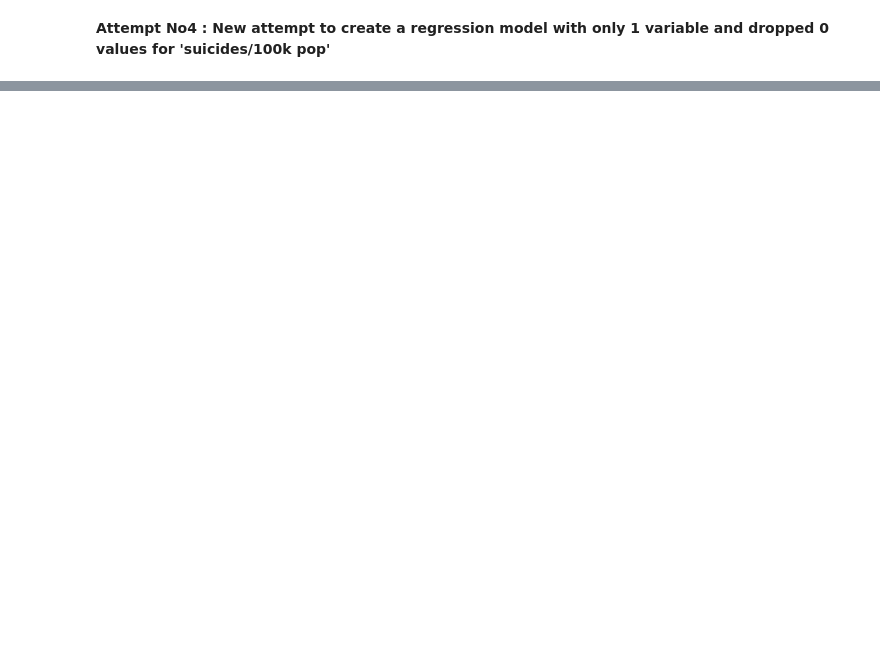
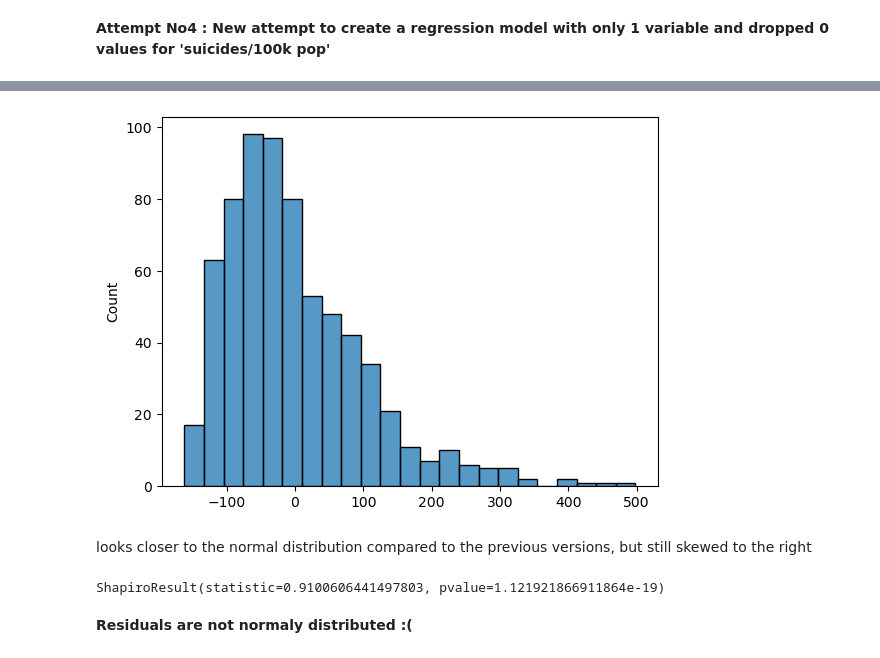
Before and after one commit to GaryManv/Mid_term_project_suicides, a Jupyter notebook: EDA_and_Modeling_GM.ipynb, the cells around one changed output, grey strips where cells are left out. Cells and saved outputs as stored; diff of their text form; code cells hidden in the pictures; blank space fills up the shorter version.

```diff
--- a/EDA_and_Modeling_GM.ipynb
+++ b/EDA_and_Modeling_GM.ipynb
@@ -712,0 +730,9 @@ strong multicollinearity or other numerical problems.
+# %%
+from sklearn.preprocessing import RobustScaler
+# Initialize the RobustScaler
+scaler = RobustScaler()
+
+# Create a DataFrame copy with a single column for 'gdp_per_capita'
+column_to_normalize = 'gdp_per_capita'
+df_grouped_pivot_normilized_gdp = df_grouped_pivot4.copy()
+df_grouped_pivot_normilized_gdp[column_to_normalize] = scaler.fit_transform(df_grouped_pivot_normilized_gdp[[column_to_normalize]])
@@ -712,0 +748,5 @@ strong multicollinearity or other numerical problems.
+# %%
+y4 = df_grouped_pivot_normilized_gdp['suicides/100k pop']
+X4 = df_grouped_pivot_normilized_gdp[["gdp_per_capita","HDI for year"]]
+X4 = sm.add_constant(X4) #adds a column of 1's so the model will contain an intercept
+X4.head()
@@ -712,0 +760,4 @@ strong multicollinearity or other numerical problems.
+# %%
+model_norm = sm.OLS(y4, X4) #instantiate
+results_norm = model_norm.fit() #fit the model (this is where OLS is actually being run)
+print(results_norm.summary())
@@ -712,0 +792,3 @@ strong multicollinearity or other numerical problems.
+# %%
+residuals_norm = results_norm.resid
+residuals_norm
@@ -712,0 +808,13 @@ strong multicollinearity or other numerical problems.
+# %%
+sns.histplot(residuals_norm)
+plt.show()
+# %% [output]
+[figure, added]
+# %% [markdown]
+looks closer to the normal distribution compared to the previous versions, but still skewed to the right
+# %%
+scipy.stats.shapiro(residuals_norm)
+# %% [output]
+ShapiroResult(statistic=0.9100606441497803, pvalue=1.121921866911864e-19)
+# %% [markdown]
+<b> Residuals are not normaly distributed :( </b>
```
Also changed, not shown: parts of 36 cells of this notebook.
